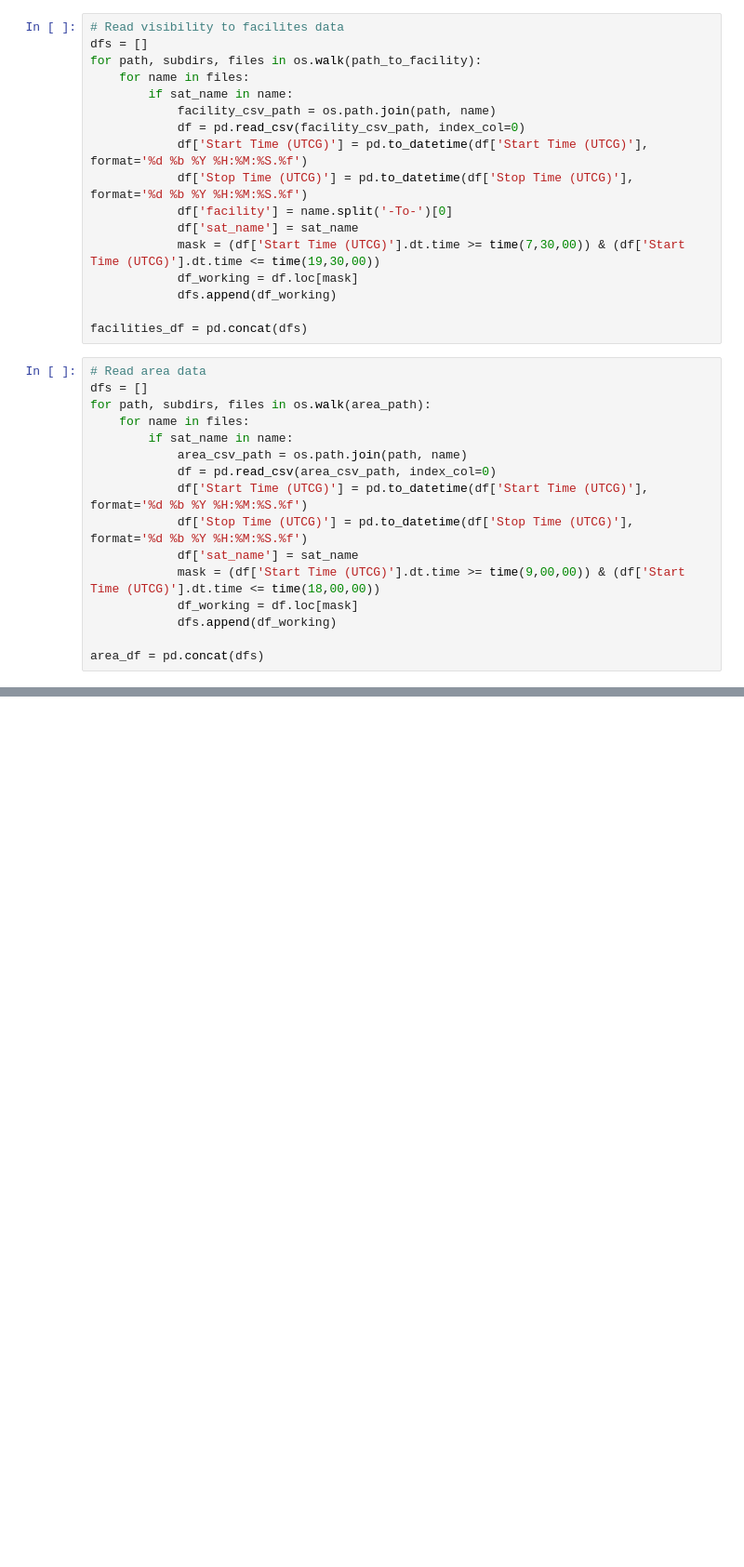
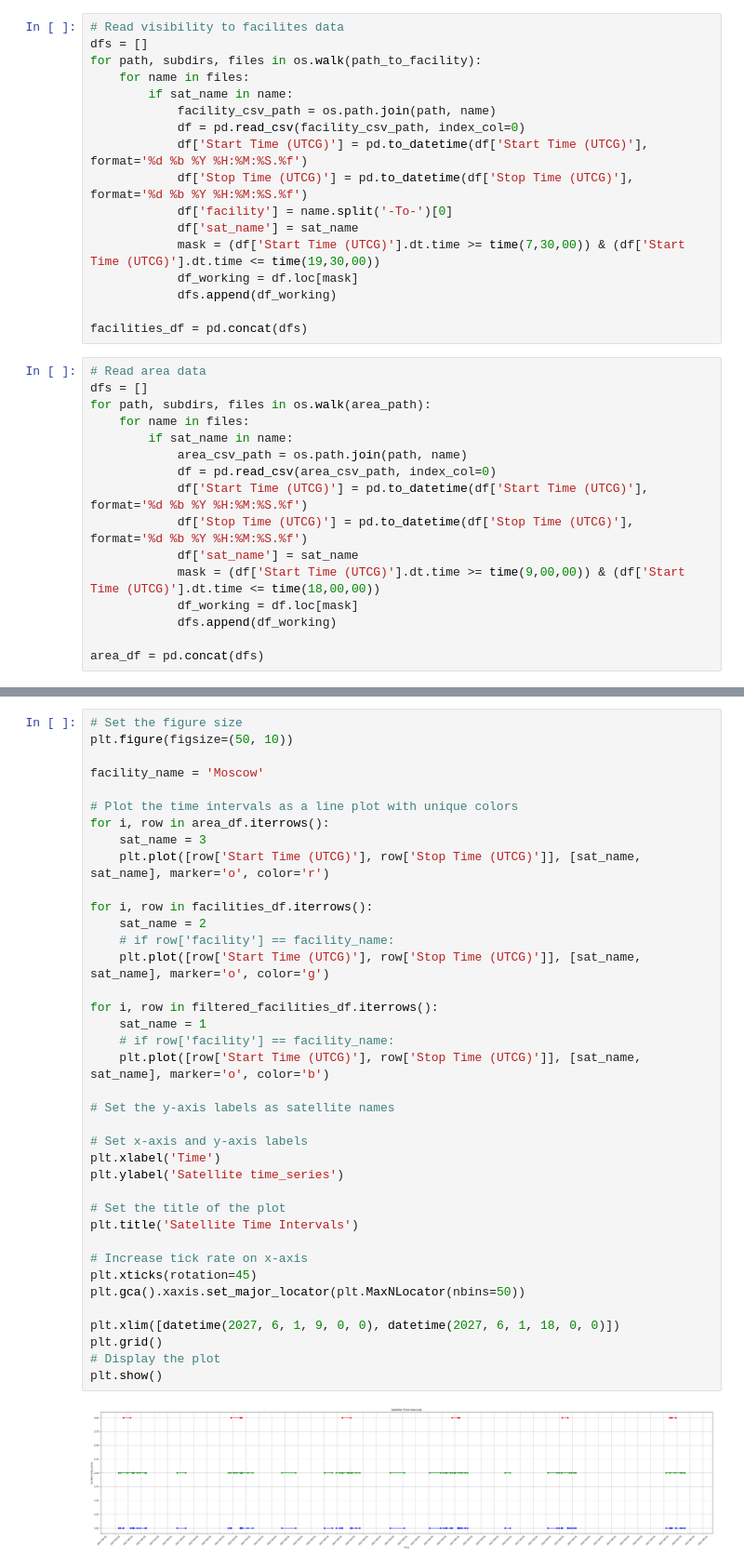
Before and after one commit to redpower5x5/satellite_schedule, a Jupyter notebook: analysis/download_during_work.ipynb, the cells around one changed output, grey strips where cells are left out. Shown at 93% size. Saved outputs shown, nothing was run; the diff lists cells and outputs as text; blank space fills up the shorter version.

```diff
--- a/analysis/download_during_work.ipynb
+++ b/analysis/download_during_work.ipynb
@@ -101,0 +137,40 @@ filtered_facilities_df
+# %%
+# Set the figure size
+plt.figure(figsize=(50, 10))
+
+facility_name = 'Moscow'
+
+# Plot the time intervals as a line plot with unique colors
+for i, row in area_df.iterrows():
+    sat_name = 3
+    plt.plot([row['Start Time (UTCG)'], row['Stop Time (UTCG)']], [sat_name, sat_name], marker='o', color='r')
+
+for i, row in facilities_df.iterrows():
+    sat_name = 2
+    # if row['facility'] == facility_name:
+    plt.plot([row['Start Time (UTCG)'], row['Stop Time (UTCG)']], [sat_name, sat_name], marker='o', color='g')
+
+for i, row in filtered_facilities_df.iterrows():
+    sat_name = 1
+    # if row['facility'] == facility_name:
+    plt.plot([row['Start Time (UTCG)'], row['Stop Time (UTCG)']], [sat_name, sat_name], marker='o', color='b')
+
+# Set the y-axis labels as satellite names
+
+# Set x-axis and y-axis labels
+plt.xlabel('Time')
+plt.ylabel('Satellite time_series')
+
+# Set the title of the plot
+plt.title('Satellite Time Intervals')
+
+# Increase tick rate on x-axis
+plt.xticks(rotation=45)
+plt.gca().xaxis.set_major_locator(plt.MaxNLocator(nbins=50))
+
+plt.xlim([datetime(2027, 6, 1, 9, 0, 0), datetime(2027, 6, 1, 18, 0, 0)])
+plt.grid()
+# Display the plot
+plt.show()
+# %% [output]
+[figure, added]
```
Also changed, not shown: parts of 15 cells of this notebook, 7 other files.
